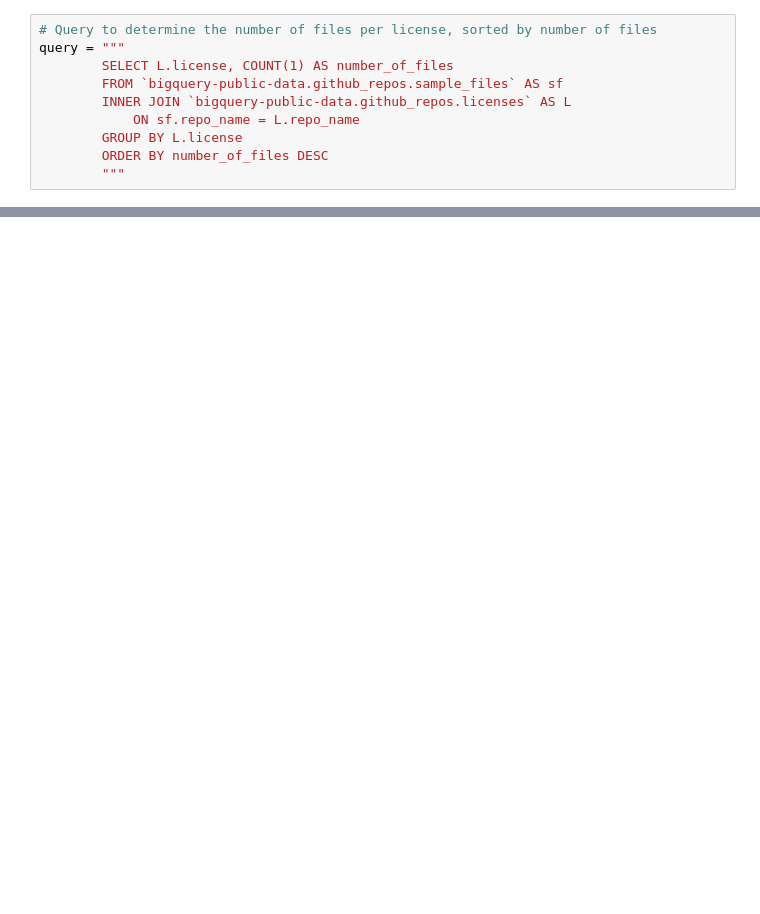
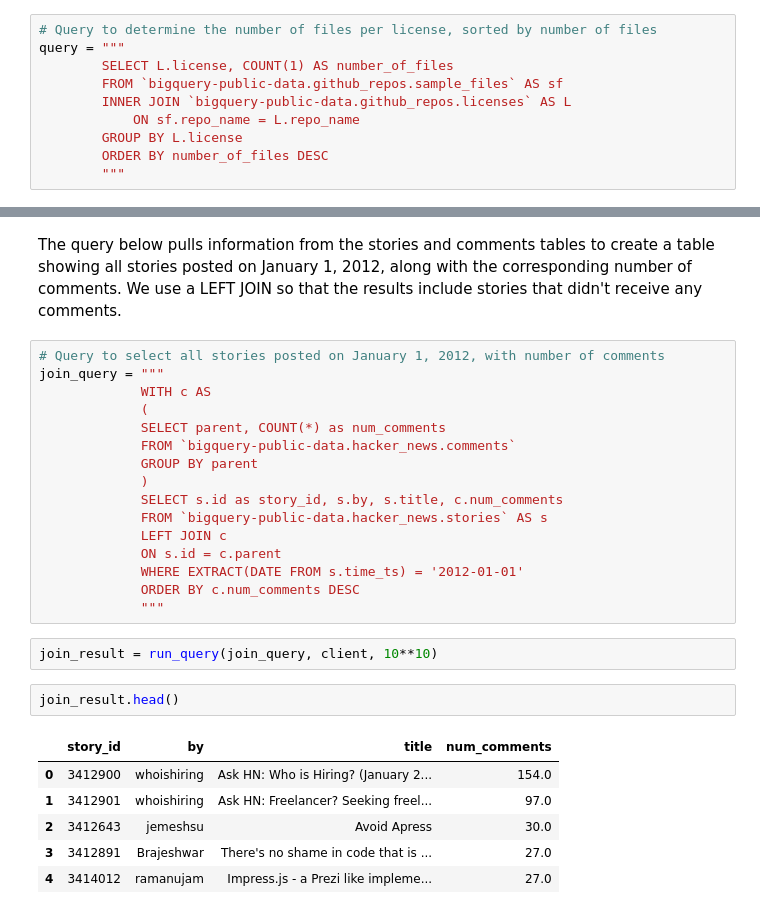
Before and after one commit to MiguelPimentel97/SQL-BigQuery, a Jupyter notebook: JoinsUnions.ipynb, the cells around one changed output, grey strips where cells are left out. Cells and saved outputs as stored; diff of their text form; blank space fills up the shorter version.

Commit message:
Joins and Unions

```diff
--- a/JoinsUnions.ipynb
+++ b/JoinsUnions.ipynb
@@ -79,0 +116,29 @@ file_count_by_license
+# %% [markdown]
+The query below pulls information from the stories and comments tables to create a table showing all stories posted on January 1, 2012, along with the corresponding number of comments. We use a LEFT JOIN so that the results include stories that didn't receive any comments.
+# %%
+# Query to select all stories posted on January 1, 2012, with number of comments
+join_query = """
+             WITH c AS
+             (
+             SELECT parent, COUNT(*) as num_comments
+             FROM `bigquery-public-data.hacker_news.comments`
+             GROUP BY parent
+             )
+             SELECT s.id as story_id, s.by, s.title, c.num_comments
+             FROM `bigquery-public-data.hacker_news.stories` AS s
+             LEFT JOIN c
+             ON s.id = c.parent
+             WHERE EXTRACT(DATE FROM s.time_ts) = '2012-01-01'
+             ORDER BY c.num_comments DESC
+             """
+# %%
+join_result = run_query(join_query, client, 10**10)
+# %%
+join_result.head()
+# %% [output]
+|  | story_id | by | title | num_comments |
+| 0 | 3412900 | whoishiring | Ask HN: Who is Hiring? (January 2... | 154.0 |
+| 1 | 3412901 | whoishiring | Ask HN: Freelancer? Seeking freel... | 97.0 |
+| 2 | 3412643 | jemeshsu | Avoid Apress | 30.0 |
+| 3 | 3412891 | Brajeshwar | There's no shame in code that is ... | 27.0 |
+| 4 | 3414012 | ramanujam | Impress.js - a Prezi like impleme... | 27.0 |
```
Also changed, not shown: parts of 12 cells of this notebook, 2 other files.
